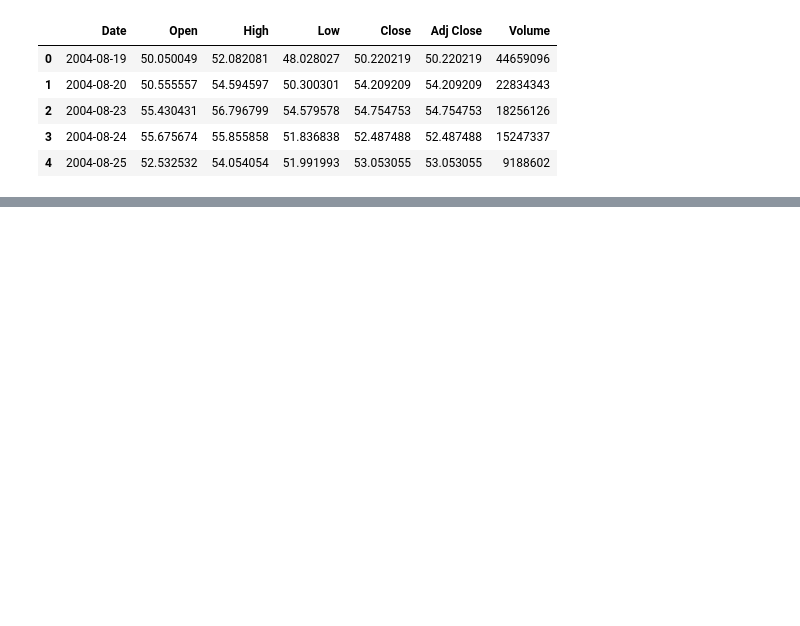
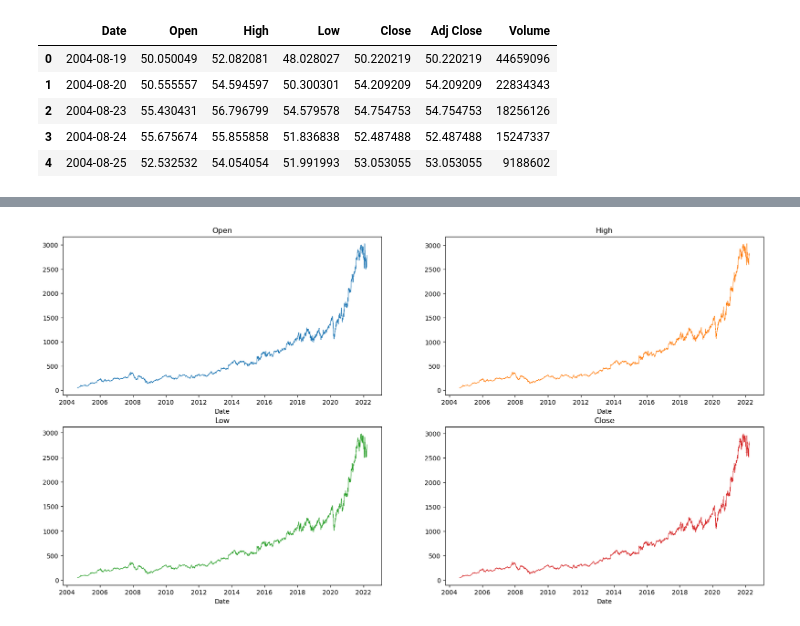
Before and after one commit to swayam-learning/DataScience_ML, a Jupyter notebook: TimeSeriesAnalysis/basics.ipynb, the cells around one changed output, grey strips where cells are left out. Saved outputs shown, nothing was run; the diff lists cells and outputs as text; code cells hidden in the pictures; blank space fills up the shorter version.

```diff
--- a/TimeSeriesAnalysis/basics.ipynb
+++ b/TimeSeriesAnalysis/basics.ipynb
@@ -80,0 +234,14 @@ df.head()
+# %%
+df_1 = df[['Open','High','Low','Close']]
+ax = df_1.plot(
+        subplots=True,
+        layout=(2,2),
+        sharex=False,
+        sharey=False,
+        linewidth=0.7 ,
+        fontsize=10,
+        legend=False,
+        figsize=(20,10),
+        title = ['Open','High','Low','Close'])
+# %% [output]
+[figure, added]
```
Also changed, not shown: parts of 21 cells of this notebook.
